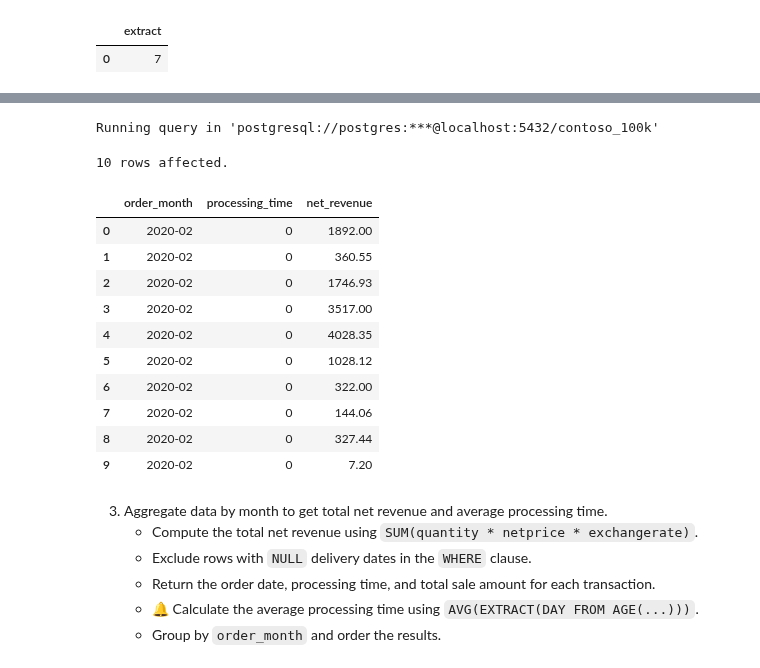
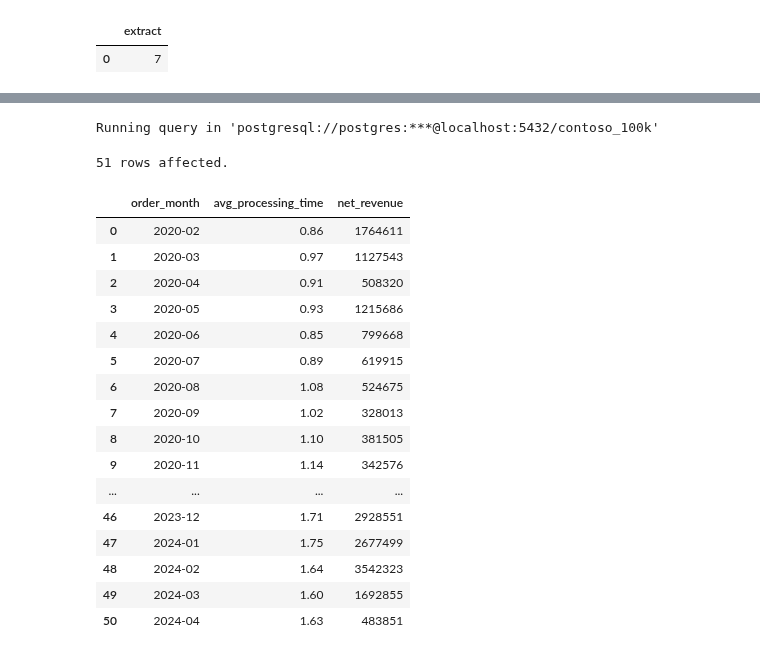
Before and after one commit to mgamzec/SQL_Data_Analytics_Project, a Jupyter notebook: 2_Date_Time/3_Date_Differences.ipynb, the cells around one changed output, grey strips where cells are left out. Cells and saved outputs as stored; diff of their text form; code cells hidden in the pictures.

```diff
--- a/2_Date_Time/3_Date_Differences.ipynb
+++ b/2_Date_Time/3_Date_Differences.ipynb
@@ -342,38 +353,35 @@ Running query in 'postgresql://postgres:***@localhost:5432/contoso_100k'
 # %%
 %%sql
 
 SELECT
-    TO_CHAR(s.orderdate, 'YYYY-MM') AS order_month, -- Update
-    EXTRACT(DAY FROM AGE(s.deliverydate, s.orderdate)) AS processing_time, -- Update
-    s.quantity * s.netprice * s.exchangerate AS net_revenue
+    TO_CHAR(s.orderdate, 'YYYY-MM') AS order_month,
+    ROUND(AVG(EXTRACT(DAYS FROM AGE(deliverydate, orderdate))), 2) AS avg_processing_time,
+    CAST(SUM(quantity * netprice * exchangerate) AS INTEGER) AS net_revenue  --update
 FROM
     sales s
-LEFT JOIN
-    product p ON s.productkey = p.productkey
 WHERE
-    s.deliverydate IS NOT NULL
-    AND s.orderdate >= CURRENT_DATE - INTERVAL '5 years'
+    orderdate >= CURRENT_DATE - INTERVAL '5 years'
+GROUP BY
+    order_month
 ORDER BY
-    order_month
-LIMIT 10
+    order_month;
 # %% [output]
 Running query in 'postgresql://postgres:***@localhost:5432/contoso_100k'
-10 rows affected.
+51 rows affected.
-|  | order_month | processing_time | net_revenue |
-| 0 | 2020-02 | 0 | 1892.00 |
-| 1 | 2020-02 | 0 | 360.55 |
-| 2 | 2020-02 | 0 | 1746.93 |
-| 3 | 2020-02 | 0 | 3517.00 |
-| 4 | 2020-02 | 0 | 4028.35 |
-| 5 | 2020-02 | 0 | 1028.12 |
-| 6 | 2020-02 | 0 | 322.00 |
-| 7 | 2020-02 | 0 | 144.06 |
-| 8 | 2020-02 | 0 | 327.44 |
-| 9 | 2020-02 | 0 | 7.20 |
+|  | order_month | avg_processing_time | net_revenue |
+| 0 | 2020-02 | 0.86 | 1764611 |
+| 1 | 2020-03 | 0.97 | 1127543 |
+| 2 | 2020-04 | 0.91 | 508320 |
+| 3 | 2020-05 | 0.93 | 1215686 |
+| 4 | 2020-06 | 0.85 | 799668 |
+| 5 | 2020-07 | 0.89 | 619915 |
+| 6 | 2020-08 | 1.08 | 524675 |
+| 7 | 2020-09 | 1.02 | 328013 |
+| 8 | 2020-10 | 1.10 | 381505 |
+| 9 | 2020-11 | 1.14 | 342576 |
+| ... | ... | ... | ... |
+| 46 | 2023-12 | 1.71 | 2928551 |
+| 47 | 2024-01 | 1.75 | 2677499 |
+| 48 | 2024-02 | 1.64 | 3542323 |
+| 49 | 2024-03 | 1.60 | 1692855 |
+| 50 | 2024-04 | 1.63 | 483851 |
-# %% [markdown]
-3. Aggregate data by month to get total net revenue and average processing time.
-    - Compute the total net revenue using `SUM(quantity * netprice * exchangerate)`.
-    - Exclude rows with `NULL` delivery dates in the `WHERE` clause.
-    - Return the order date, processing time, and total sale amount for each transaction.
-    - 🔔 Calculate the average processing time using `AVG(EXTRACT(DAY FROM AGE(...)))`.
-    - Group by `order_month` and order the results.
```
Also changed, not shown: parts of 11 cells of this notebook.
